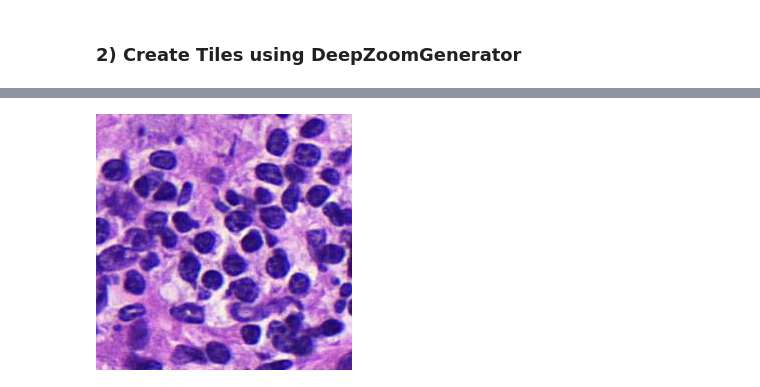
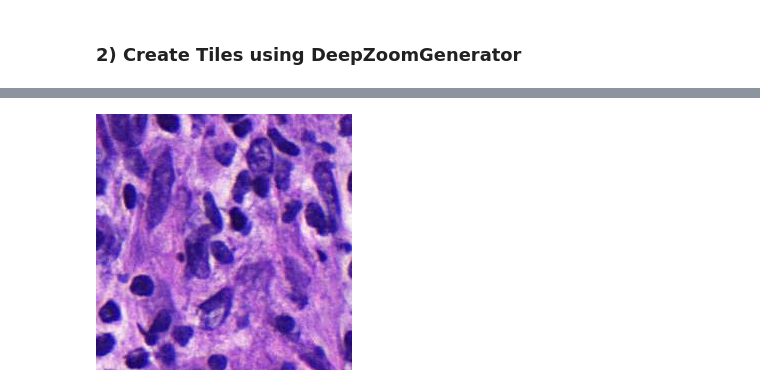
Before and after one commit to Taeu/HeLP-Challenge-Goldenpass, a Jupyter notebook: notebook/model-cjh-ver01.ipynb, the cells around one changed output, grey strips where cells are left out. Cells and saved outputs as stored; diff of their text form; code cells hidden in the pictures.

```diff
--- a/notebook/model-cjh-ver01.ipynb
+++ b/notebook/model-cjh-ver01.ipynb
@@ -162,0 +171,4 @@ ret, th = cv2.threshold(slide_lv4_grey, 0, 255,
+# %%
+patch_df = pd.DataFrame(pd.DataFrame(binary).stack(), columns=['is_tissue'])
+patch_df['slide_path'] = slide_path
+patch_df.head()
@@ -163,4 +188,4 @@ ret, th = cv2.threshold(slide_lv4_grey, 0, 255,
 # %%
-patch_df = pd.DataFrame(pd.DataFrame(th>0).stack(), columns=['is_tissue'])
-patch_df['slide_path'] = slide_path
-patch_df.head()
+# patch_df = pd.DataFrame(pd.DataFrame(th>0).stack(), columns=['is_tissue'])
+# patch_df['slide_path'] = slide_path
+# patch_df.head()
@@ -226,7 +240,7 @@ from openslide.deepzoom import DeepZoomGenerator
 tiles = DeepZoomGenerator(slide, tile_size=256, overlap=0, limit_bounds=False)
 tiles_mask = DeepZoomGenerator(mask, tile_size=16, overlap=0, limit_bounds=False)
 # %%
-patch_x = int(slide.properties.get(openslide.PROPERTY_NAME_BOUNDS_X)) / PATCH_SIZE
-patch_y = int(slide.properties.get(openslide.PROPERTY_NAME_BOUNDS_Y)) / PATCH_SIZE
-print('(patch_x, patch_y) :', (patch_x, patch_y))
+start_x = int(slide.properties.get(openslide.PROPERTY_NAME_BOUNDS_X)) / PATCH_SIZE
+start_y = int(slide.properties.get(openslide.PROPERTY_NAME_BOUNDS_Y)) / PATCH_SIZE
+print('(start_x, start_y) :', (start_x, start_y))
 # %% [output]
@@ -248,9 +262,9 @@ batch_df = patch_df.iloc[0:batch_size]
 
 batch_tiles, batch_mask = [], []
 for y, x in batch_df['tile_loc'].values:
-    img = tiles.get_tile(tiles.level_count-1, (x, y))
+    img = tiles.get_tile(tiles.level_count-1, (x+start_x, y+start_y))
     batch_tiles.append(img)
 # %%
-batch_tiles[1]
+batch_tiles[2]
 # %% [output]
-[figure, old version]
+[figure, new version]
```
Also changed, not shown: parts of 28 cells of this notebook, 3 other files.
